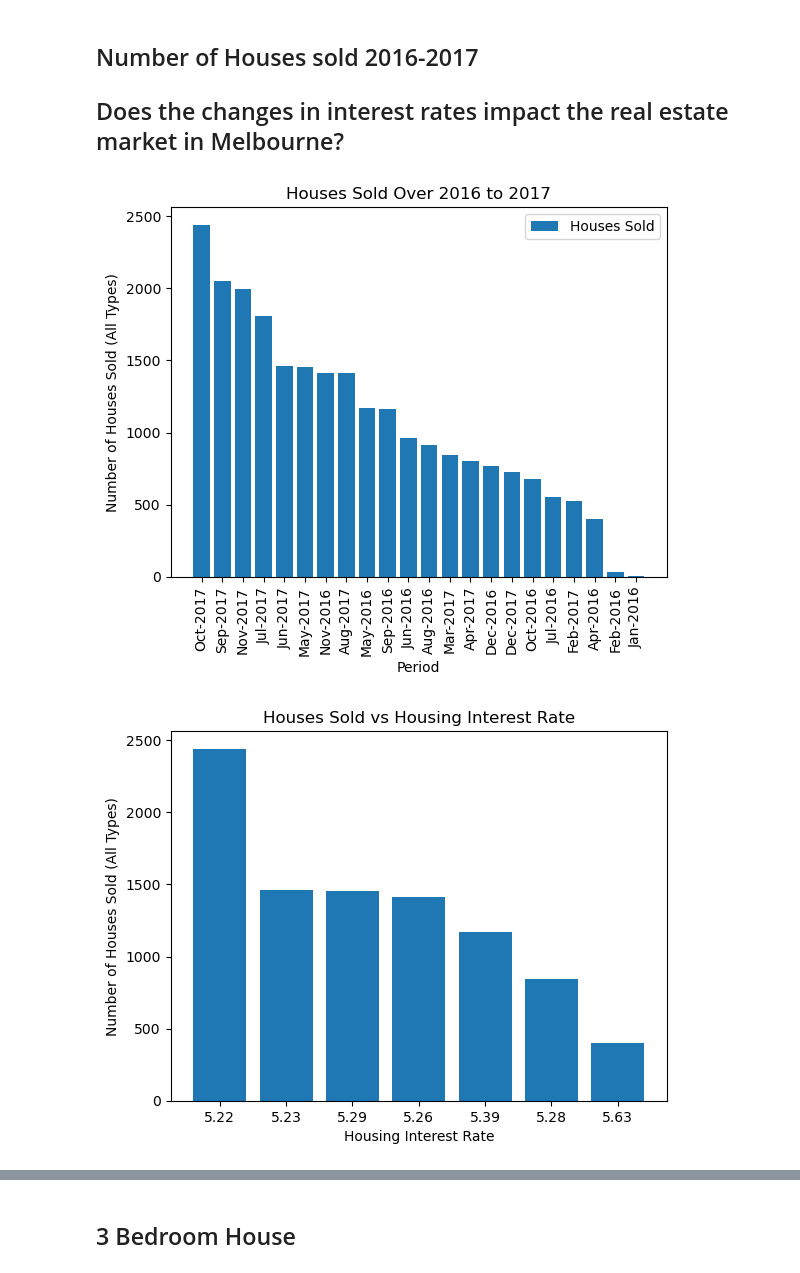
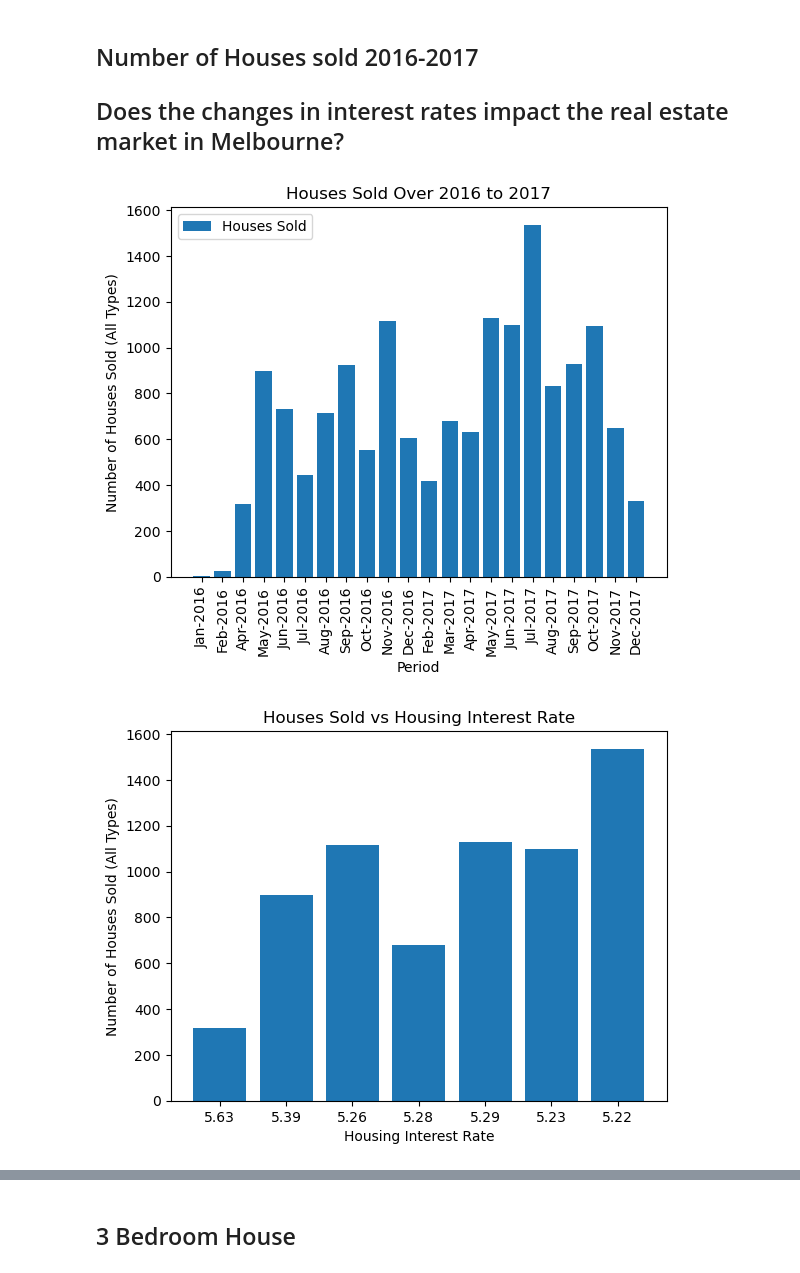
Before and after one commit to Anton0Lee/Project1_grp5, a Jupyter notebook: project1 main codes.ipynb, the cells around one changed output, grey strips where cells are left out. Drawn from its saved outputs; the diff is of its cells as text; code cells hidden in the pictures.

Commit message:
add plots price vs irate

```diff
--- a/project1 main codes.ipynb
+++ b/project1 main codes.ipynb
@@ -232,0 +185,18 @@ interest_rate_df2
+# %%
+# Interest_rate_df2 = clean interest rate dataset
+
+# selecting Interest rates from 2016 to 2017
+interest_rate_df2 = interest_rate_df.iloc[21:45].reset_index(drop=True)
+
+# reducing columns relevent to housing interest rate + renaming them
+interest_rate_df2 = interest_rate_df2[['Title', 'Lending rates; Housing loans; Banks; Variable; Standard; Owner-occupier']]
+interest_rate_df2 = interest_rate_df2.rename(columns={
+                    'Title': 'Period',
+                    'Lending rates; Housing loans; Banks; Variable; Standard; Owner-occupier': 'Housing Interest Rate'
+                    })
+
+# spliting Date into 'Month' and 'Year'
+interest_rate_df2[['Month', 'Year']] = interest_rate_df2['Period'].str.split('-', expand=True)
+interest_rate_df2['Month'] = pd.to_datetime(interest_rate_df2['Month'], format='%b').dt.month
+interest_rate_df2[['Month', 'Year']] = interest_rate_df2[['Month', 'Year']].astype(int)
+interest_rate_df2
@@ -233,10 +221,9 @@ interest_rate_df2
 # %%
-interest_rate_df2['Year'] = interest_rate_df2['Year'].astype(int)
-interest_rate_df2['Month'] = interest_rate_df2['Month'].astype(int)
+# Merging Housing data and Interest Rate
 
-# Merge Housing data and Interest Rate based on common columns
-merged_df = pd.merge(housing_data_df3, interest_rate_df2, how='left', on=['Year', 'Month'])
-merged_df
+housing_and_irate_df = pd.merge(housing_data_df3, interest_rate_df2, how='left', on=['Year', 'Month'])
+housing_and_irate_df = housing_and_irate_df.sort_values(by=['Year','Month'], ascending=True).reset_index(drop=True)
+housing_and_irate_df
 # %% [output]
 |  | Suburb | Address | Regionname | Type | Date | Year | Month | Bedroom | Propertycount | Distance | ... |
 | 0 | Surrey Hills | 1/10 Florence Rd | Southern Metropolitan | u | 2016-01-28 | 2016 | 1 | 2.0 | 5457.0 | 11.2 | ... |
@@ -299,0 +241,9 @@ houses_sold_countdf2
+# %%
+# Counting the number of houses sold 2016-2017
+houses_sold_count = pd.DataFrame(housing_and_irate_df.groupby(housing_and_irate_df['Period'])['Address'].size()).reset_index().rename(columns={'Address':'Sale Counts'})
+
+# Merging the Houses sold to corrsponding Housing Interest Rate for comparision
+houses_sold_count_df2 = pd.merge(houses_sold_count, interest_rate_df2, how='left', on=['Period'])
+houses_sold_count_df2 = houses_sold_count_df2.sort_values(by=['Year','Month'], ascending=True).reset_index(drop=True)
+houses_sold_count_df2 = houses_sold_count_df2[['Year','Month','Period','Sale Counts', 'Housing Interest Rate']]
+houses_sold_count_df2
@@ -303,19 +271,19 @@ houses_sold_countdf2
 ## Does the changes in interest rates impact the real estate market in Melbourne?
 # %%
 # Bar plot for  2016-2017
-plt.bar(houses_sold_countdf2['Period'], houses_sold_countdf2['Count'], label='Houses Sold')
+plt.bar(houses_sold_count_df2['Period'], houses_sold_count_df2['Sale Counts'], label='Houses Sold')
 plt.title('Houses Sold Over 2016 to 2017')
 plt.xlabel('Period')
 plt.ylabel('Number of Houses Sold (All Types)')
 plt.legend()
 plt.xticks(rotation=90)
 plt.show()
 
-plt.bar(houses_sold_countdf2['Housing Interest Rate'], houses_sold_countdf2['Count'])
+plt.bar(houses_sold_count_df2['Housing Interest Rate'], houses_sold_count_df2['Sale Counts'])
 plt.title('Houses Sold vs Housing Interest Rate')
 plt.xlabel('Housing Interest Rate')
 plt.ylabel('Number of Houses Sold (All Types)')
 plt.show()
 # %% [output]
-[figure, old version]
+[figure, new version]
-[figure, old version]
+[figure, new version]
```
Also changed, not shown: parts of 27 cells of this notebook.
